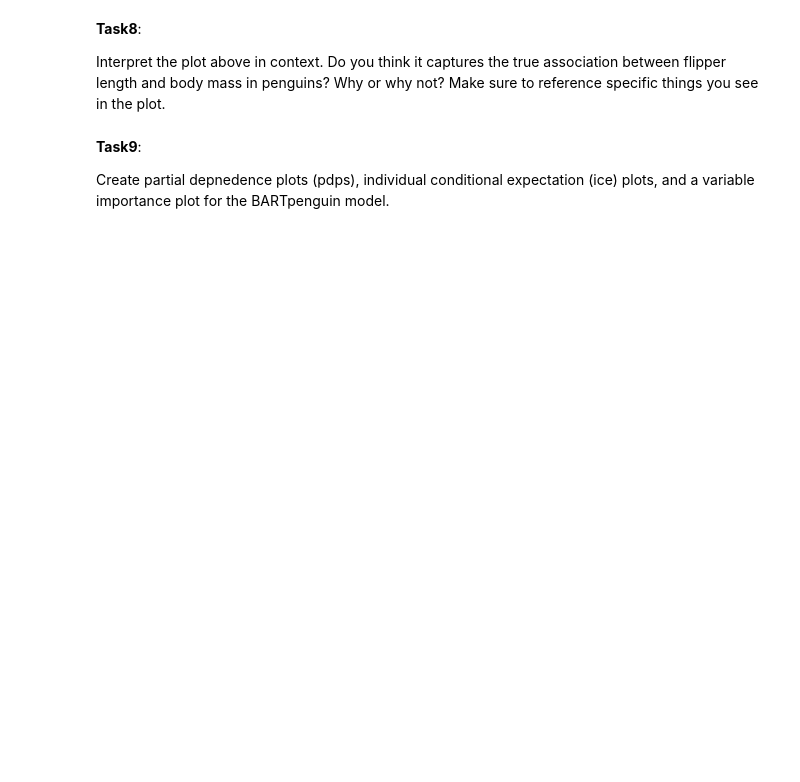
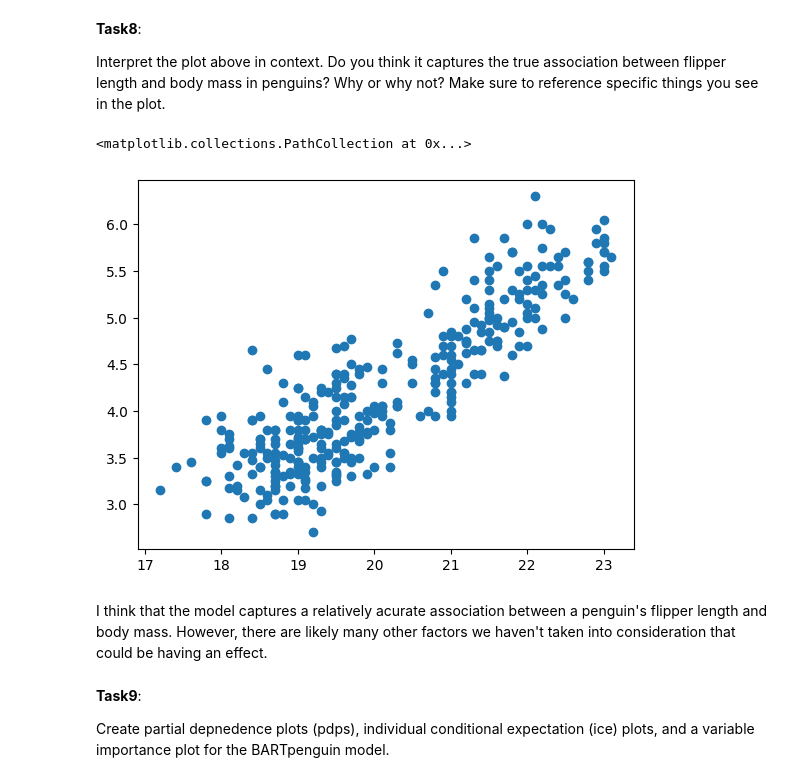
Before and after one commit to blortle-dev/data-science-lasa, a Jupyter notebook: Unit 8/Unit8ExercisesSF.ipynb, the cells around one changed output. Cells and saved outputs as stored; diff of their text form; code cells hidden in the pictures; blank space fills up the shorter version.

```diff
--- a/Unit 8/Unit8ExercisesSF.ipynb
+++ b/Unit 8/Unit8ExercisesSF.ipynb
@@ -231,6 +132,13 @@ You're going to copy paste the plotting code from the notes, fyi.
 **Task8**:
 
 Interpret the plot above in context. Do you think it captures the true association between flipper length and body mass in penguins? Why or why not? Make sure to reference specific things you see in the plot.
+# %%
+plt.scatter(x=penguins["flipper_length"], y=penguins["body_mass"])
+# %% [output]
+<matplotlib.collections.PathCollection at 0x...>
+[figure, added]
+# %% [markdown]
+I think that the model captures a relatively acurate association between a penguin's flipper length and body mass. However, there are likely many other factors we haven't taken into consideration that could be having an effect.
 # %% [markdown]
 **Task9**:
 
```
Also changed, not shown: parts of 11 cells of this notebook.
